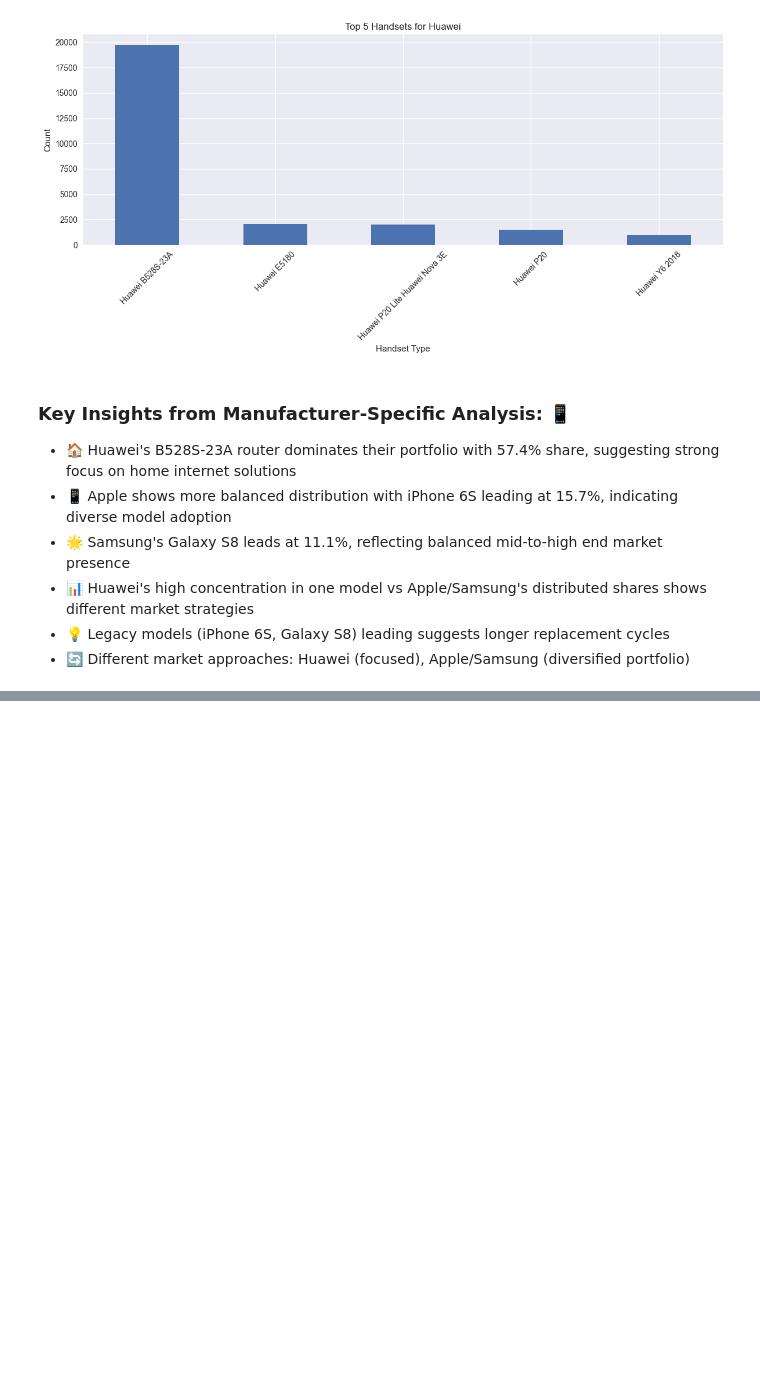
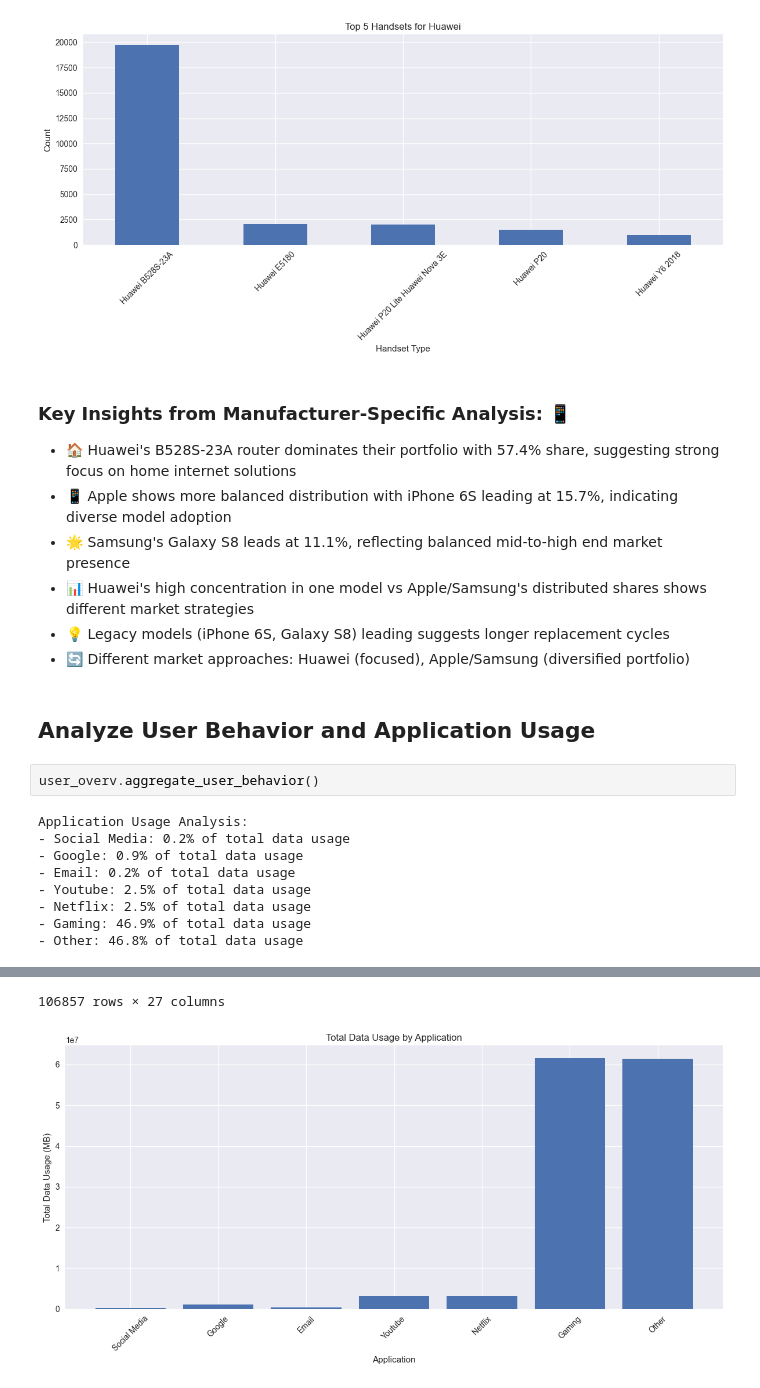
Before and after one commit to shewanek/KAIM_W2_TellCo_Growth_Analysis, a Jupyter notebook: notebooks/user_insights_analysis.ipynb, the cells around one changed output, grey strips where cells are left out. Cells and saved outputs as stored; diff of their text form; blank space fills up the shorter version.

Commit message:
user behavior

```diff
--- a/notebooks/user_insights_analysis.ipynb
+++ b/notebooks/user_insights_analysis.ipynb
@@ -288,3 +288,16 @@ Huawei Analysis:
  - 📊 Huawei's high concentration in one model vs Apple/Samsung's distributed shares shows different market strategies
  - 💡 Legacy models (iPhone 6S, Galaxy S8) leading suggests longer replacement cycles
  - 🔄 Different market approaches: Huawei (focused), Apple/Samsung (diversified portfolio)
+# %% [markdown]
+## Analyze User Behavior and Application Usage
+# %%
+user_overv.aggregate_user_behavior()
+# %% [output]
+Application Usage Analysis:
+- Social Media: 0.2% of total data usage
+- Google: 0.9% of total data usage
+- Email: 0.2% of total data usage
+- Youtube: 2.5% of total data usage
+- Netflix: 2.5% of total data usage
+- Gaming: 46.9% of total data usage
+- Other: 46.8% of total data usage
@@ -290,0 +316,2 @@ Huawei Analysis:
+106857 rows × 27 columns
+[figure, added]
```
Also changed, not shown: parts of 5 cells of this notebook, 1 other file.
